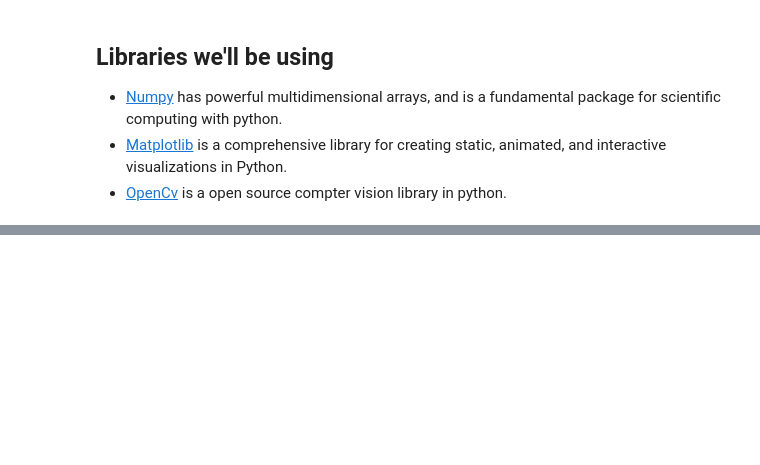
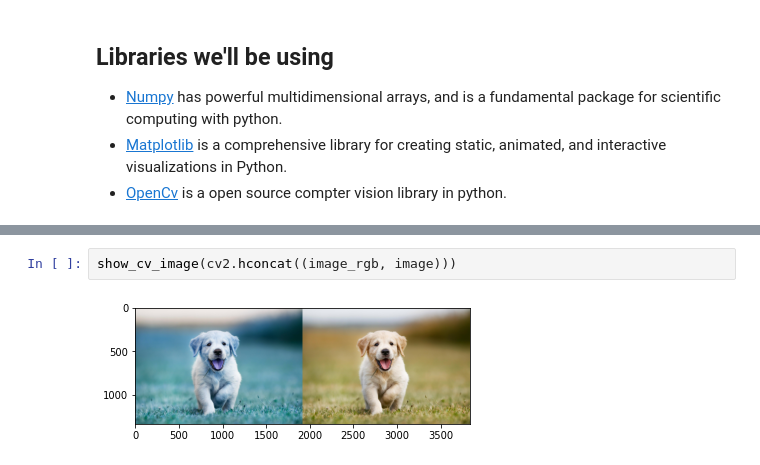
Before and after one commit to RohanGautam/intro-to-opencv-workshop, a Jupyter notebook: notebook/cv_workshop.ipynb, the cells around one changed output, grey strips where cells are left out. Saved outputs shown, nothing was run; the diff lists cells and outputs as text; blank space fills up the shorter version.

```diff
--- a/notebook/cv_workshop.ipynb
+++ b/notebook/cv_workshop.ipynb
@@ -19,0 +43,4 @@ import matplotlib.pylab as plt
+# %%
+show_cv_image(cv2.hconcat((image_rgb, image)))
+# %% [output]
+[figure, added]
```
Also changed, not shown: parts of 5 cells of this notebook.
